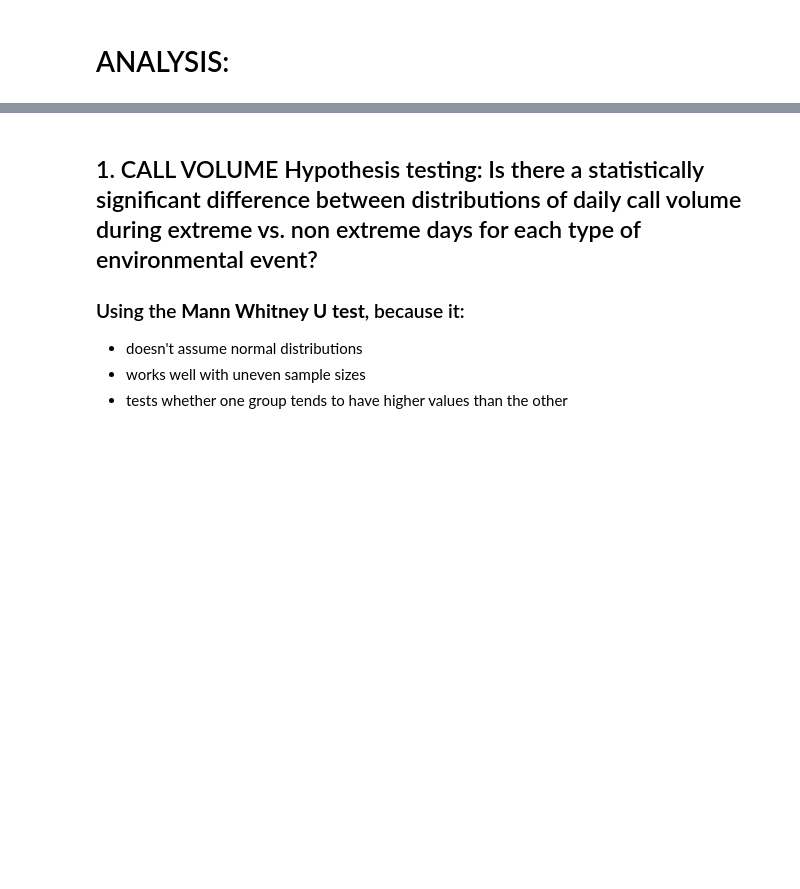
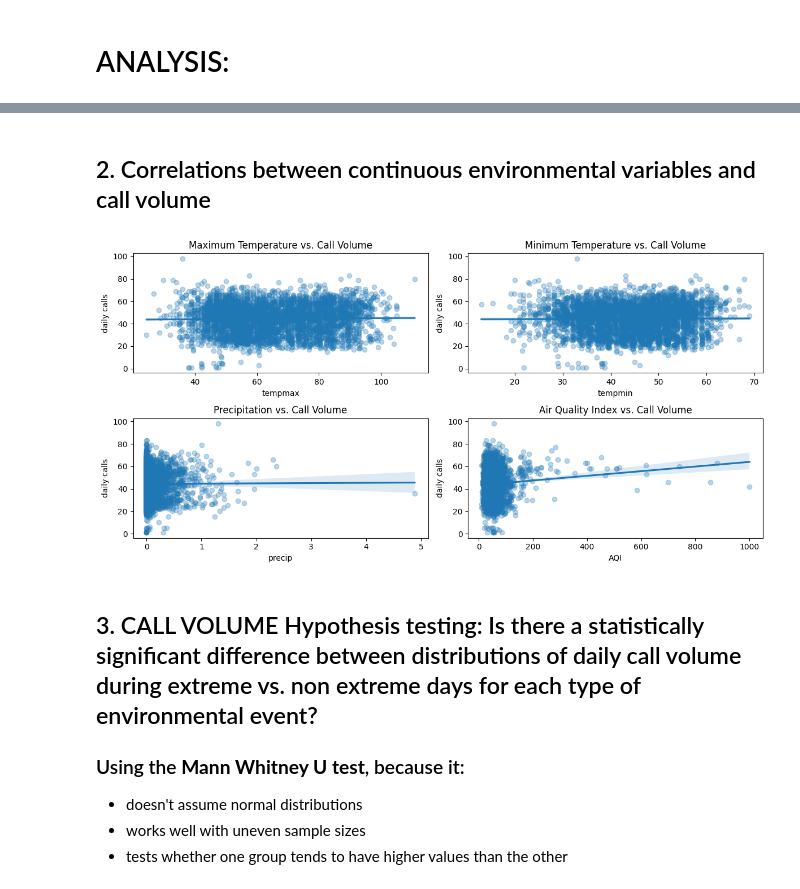
Before and after one commit to siegelhannah/Eugene-crisis-response, a Jupyter notebook: data-analysis.ipynb, the cells around one changed output, grey strips where cells are left out. Drawn from its saved outputs; the diff is of its cells as text; code cells hidden in the pictures; blank space fills up the shorter version.

```diff
--- a/data-analysis.ipynb
+++ b/data-analysis.ipynb
@@ -39,5 +123,38 @@ daily.head(2)
+# %% [markdown]
+## 2. Correlations between continuous environmental variables and call volume
+# %%
+# correlations between CALL VOLUME and continuous environmental variables
+corr_vars = ['daily calls', 'tempmax', 'tempmin', 'precip', 'snow', 'AQI']
+correlation_matrix = daily[corr_vars].corr()
+
+# scatterplots
+fig, axes = plt.subplots(2, 2, figsize=(12, 6))
+
+# tempmax
+sns.regplot(x='tempmax', y='daily calls', data=daily, ax=axes[0, 0], scatter_kws={'alpha':0.3})
+axes[0, 0].set_title('Maximum Temperature vs. Call Volume')
+
+# temp min
+sns.regplot(x='tempmin', y='daily calls', data=daily, ax=axes[0, 1], scatter_kws={'alpha':0.3})
+axes[0, 1].set_title('Minimum Temperature vs. Call Volume')
+
+# precip
+sns.regplot(x='precip', y='daily calls', data=daily, ax=axes[1, 0], scatter_kws={'alpha':0.3})
+axes[1, 0].set_title('Precipitation vs. Call Volume')
+
+# AQI
+sns.regplot(x='AQI', y='daily calls', data=daily, ax=axes[1, 1], scatter_kws={'alpha':0.3})
+axes[1, 1].set_title('Air Quality Index vs. Call Volume')
+
+plt.tight_layout()
+
+plt.savefig("correlations.png", dpi=300)
+
+plt.show()
+# %% [output]
+[figure, added]
 # %% [markdown]
-## 1. CALL VOLUME Hypothesis testing: Is there a statistically significant difference between distributions of daily call volume during extreme vs. non extreme days for each type of environmental event?
+## 3. CALL VOLUME Hypothesis testing: Is there a statistically significant difference between distributions of daily call volume during extreme vs. non extreme days for each type of environmental event?
 ### Using the **Mann Whitney U test**, because it:
 - doesn't assume normal distributions
 - works well with uneven sample sizes
```
Also changed, not shown: parts of 35 cells of this notebook, 2 other files.
